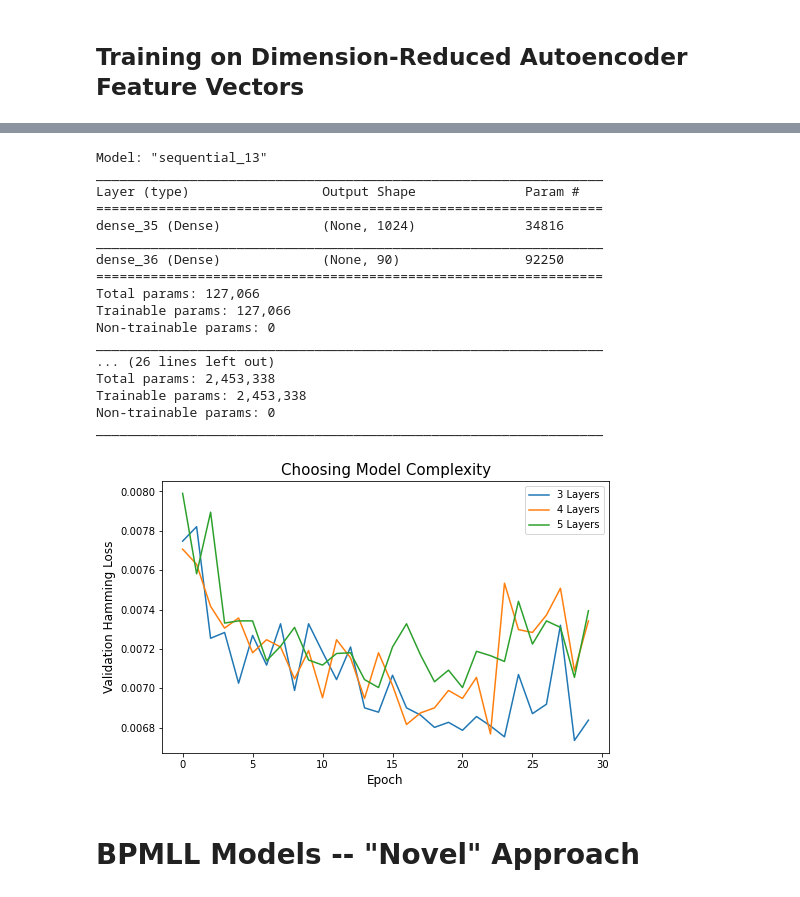
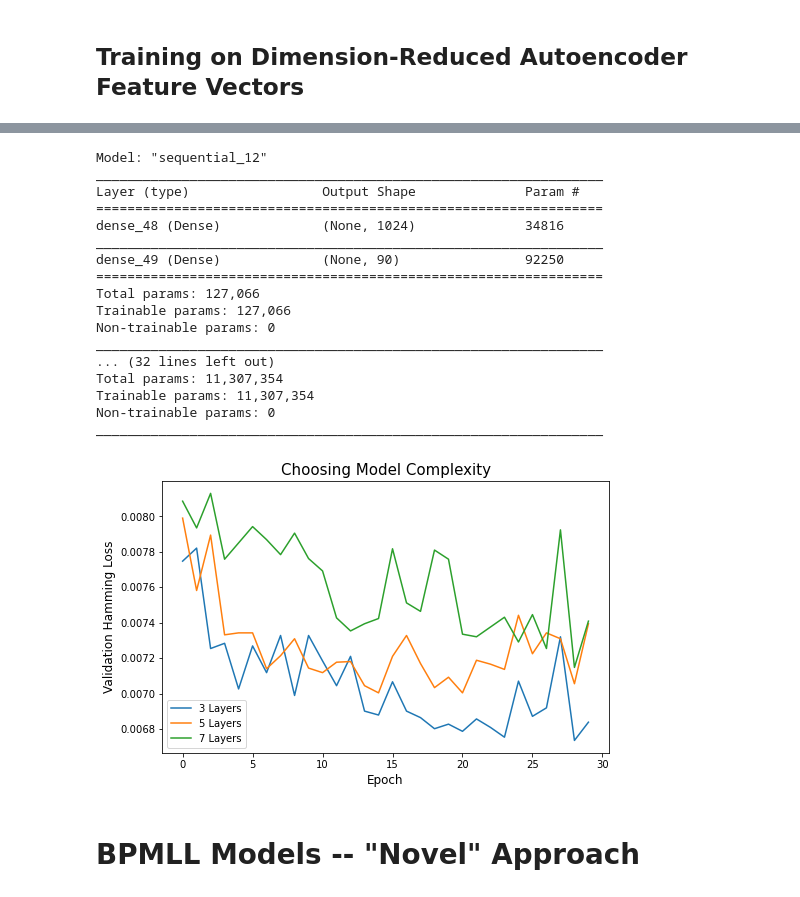
Before and after one commit to BobbyLumpkin/Multilabel-Text-Classification, a Jupyter notebook: Deep Learning Models/FF Models/FF_Models_Training.ipynb, the cells around one changed output, grey strips where cells are left out. Drawn from its saved outputs; the diff is of its cells as text; code cells hidden in the pictures.

Commit message:
Added cells to save models and training histories for encoded ce

```diff
--- a/Deep Learning Models/FF Models/FF_Models_Training.ipynb
+++ b/Deep Learning Models/FF Models/FF_Models_Training.ipynb
@@ -212,0 +239,31 @@ history_5DF = pd.DataFrame(history_5.history)
+# %%
+## (NOTE: IF RUNNING PREVIOUS CELL, SKIP THIS CELL) -- Load models and training histories
+model_dict = {}
+for num_layers in [3, 5, 7]:
+    model = createModel(encoded_train,
+                        num_layers,
+                        encoded_train.shape[0],
+                        Y_train.shape[1],
+                        activation_func = 'relu',
+                        output_activation = 'sigmoid',
+                        loss_func = 'binary_crossentropy')
+
+    name = f"model_{num_layers}_encoded_ce"
+    model_dict[name] = model
+
+model_3_encoded_ce = model_dict['model_3_encoded_ce']
+model_5_encoded_ce = model_dict['model_5_encoded_ce']
+model_7_encoded_ce = model_dict['model_7_encoded_ce']
+model_3_encoded_ce.load_weights('Models encoded/FFNN_3layers_ce')
+model_5_encoded_ce.load_weights('Models encoded/FFNN_5layers_ce')
+model_7_encoded_ce.load_weights('Models encoded/FFNN_7layers_ce')
+
+preds_3 = model_3_encoded_ce.predict(encoded_test)
+preds_5 = model_5_encoded_ce.predict(encoded_test)
+preds_7 = model_7_encoded_ce.predict(encoded_test)
+
+histories = np.load("Training Histories Layers GS/history_ce_FF_encoded_lr001.npz", allow_pickle = True)
+history_cols = ['loss', 'hamming_loss', 'val_loss', 'val_hamming_loss']
+history_3DF = pd.DataFrame(histories['history_3DF'], columns = history_cols)
+history_5DF = pd.DataFrame(histories['history_5DF'], columns = history_cols)
+history_7DF = pd.DataFrame(histories['history_7DF'], columns = history_cols)
@@ -213,37 +288,37 @@ history_5DF = pd.DataFrame(history_5.history)
 # %%
 ## Visualize the 'val_hamming_loss' histories for each model in a single plot
 plt.figure(figsize=(8, 5))
 plt.plot(history_3DF['val_hamming_loss'], label = '3 Layers')
-plt.plot(history_4DF['val_hamming_loss'], label = '4 Layers')
 plt.plot(history_5DF['val_hamming_loss'], label = '5 Layers')
+plt.plot(history_7DF['val_hamming_loss'], label = '7 Layers')
 plt.xlabel('Epoch', fontsize = 12)
 plt.ylabel('Validation Hamming Loss', fontsize = 12)
 plt.legend()
 plt.title('Choosing Model Complexity', fontsize = 15)
 #plt.savefig('Reduced_Dataset_Learning_Rate_01.png')
 
 ## Print the model summaries
-model_dict['3_layers'].summary()
-model_dict['4_layers'].summary()
-model_dict['5_layers'].summary()
+model_3_encoded_ce.summary()
+model_5_encoded_ce.summary()
+model_7_encoded_ce.summary()
 # %% [output]
-Model: "sequential_13"
+Model: "sequential_12"
 _________________________________________________________________
 Layer (type)                 Output Shape              Param #
 =================================================================
-dense_35 (Dense)             (None, 1024)              34816
+dense_48 (Dense)             (None, 1024)              34816
 _________________________________________________________________
-dense_36 (Dense)             (None, 90)                92250
+dense_49 (Dense)             (None, 90)                92250
 =================================================================
 Total params: 127,066
 Trainable params: 127,066
 Non-trainable params: 0
 _________________________________________________________________
-... (26 lines left out)
-Total params: 2,453,338
-Trainable params: 2,453,338
+... (32 lines left out)
+Total params: 11,307,354
+Trainable params: 11,307,354
 Non-trainable params: 0
 _________________________________________________________________
-[figure, old version]
+[figure, new version]
 # %%
 ## (CAUTION: DO NOT OVERWRITE EXISTING FILES) -- Convert training history to dataframe and write to a .json file
```
Also changed, not shown: parts of 6 cells of this notebook.
